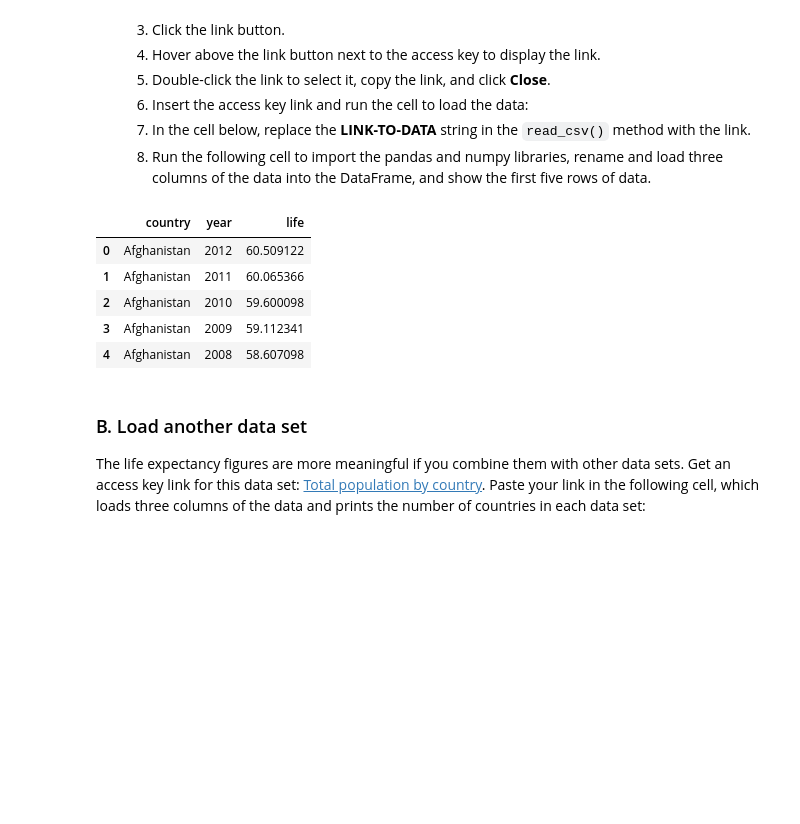
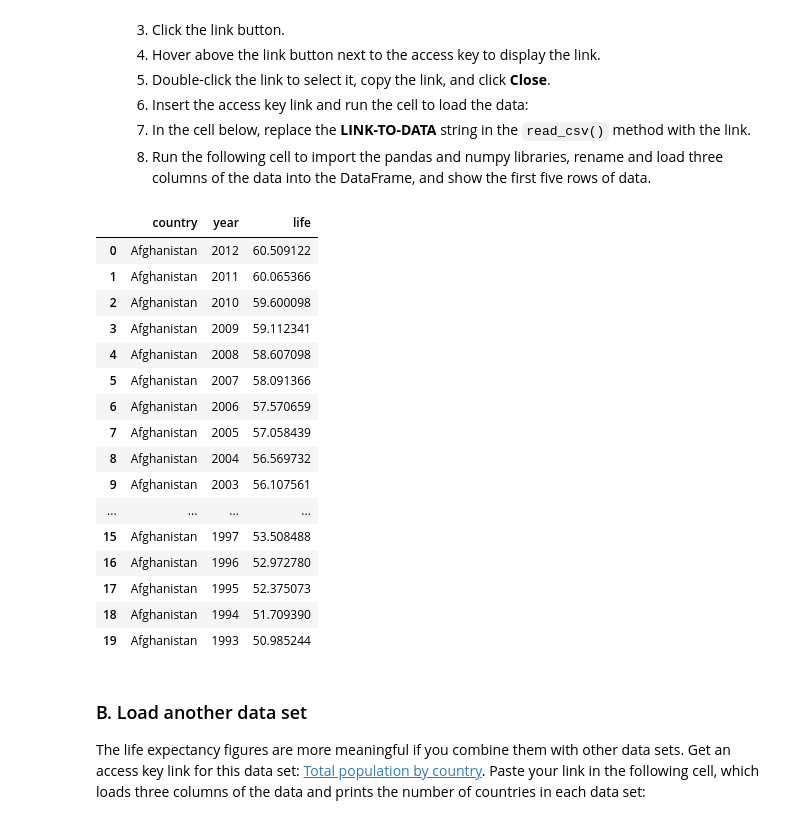
Before and after one commit to JustinTTL/Playing-with-Pandas, a Jupyter notebook: Analyze open data sets with pandas DataFrames.ipynb, the cells around one changed output. Drawn from its saved outputs; the diff is of its cells as text; code cells hidden in the pictures; blank space fills up the shorter version.

```diff
--- a/Analyze open data sets with pandas DataFrames.ipynb
+++ b/Analyze open data sets with pandas DataFrames.ipynb
@@ -66,15 +64,26 @@ To get your access key link and load the first data set:
 # %%
 # life expectancy at birth in years
 life = pd.read_csv("data/UNdata_life_expectancy_at_birth_total_years.csv",usecols=['Country or Area','Year','Value'])
 life.columns = ['country','year','life']
-life.head(5)
+life.head(20)
 # %% [output]
 |  | country | year | life |
 | 0 | Afghanistan | 2012 | 60.509122 |
 | 1 | Afghanistan | 2011 | 60.065366 |
 | 2 | Afghanistan | 2010 | 59.600098 |
 | 3 | Afghanistan | 2009 | 59.112341 |
 | 4 | Afghanistan | 2008 | 58.607098 |
+| 5 | Afghanistan | 2007 | 58.091366 |
+| 6 | Afghanistan | 2006 | 57.570659 |
+| 7 | Afghanistan | 2005 | 57.058439 |
+| 8 | Afghanistan | 2004 | 56.569732 |
+| 9 | Afghanistan | 2003 | 56.107561 |
+| ... | ... | ... | ... |
+| 15 | Afghanistan | 1997 | 53.508488 |
+| 16 | Afghanistan | 1996 | 52.972780 |
+| 17 | Afghanistan | 1995 | 52.375073 |
+| 18 | Afghanistan | 1994 | 51.709390 |
+| 19 | Afghanistan | 1993 | 50.985244 |
 # %% [markdown]
 <a id="loadsecond"></a>
 ### B. Load another data set
```
Also changed, not shown: parts of 34 cells of this notebook.
